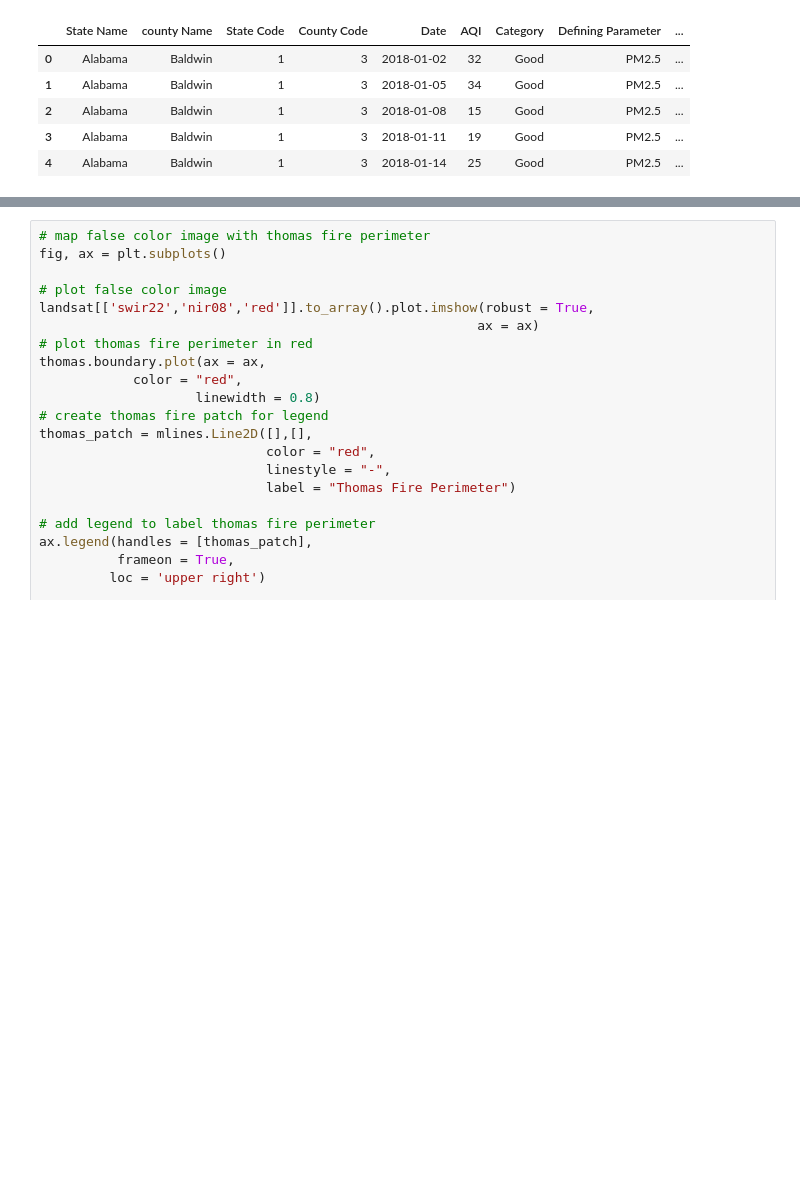
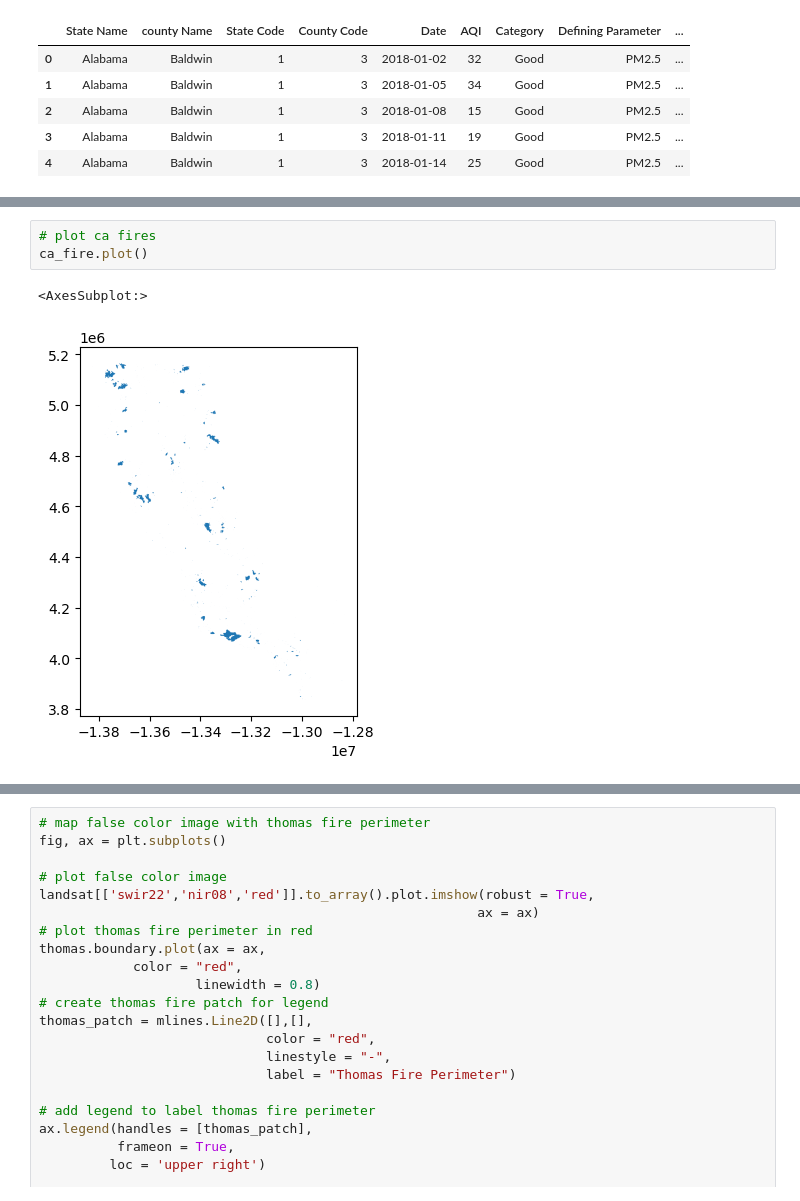
Before and after one commit to amandaherbst/eds220-thomas-fire, a Jupyter notebook: hwk4-task3-thomas-fire.ipynb, the cells around one changed output, grey strips where cells are left out. Saved outputs shown, nothing was run; the diff lists cells and outputs as text; blank space fills up the shorter version.

```diff
--- a/hwk4-task3-thomas-fire.ipynb
+++ b/hwk4-task3-thomas-fire.ipynb
@@ -124,0 +131,6 @@ Additional preliminary exploration:
+# %%
+# plot ca fires
+ca_fire.plot()
+# %% [output]
+<AxesSubplot:>
+[figure, added]
```
Also changed, not shown: parts of 26 cells of this notebook.
